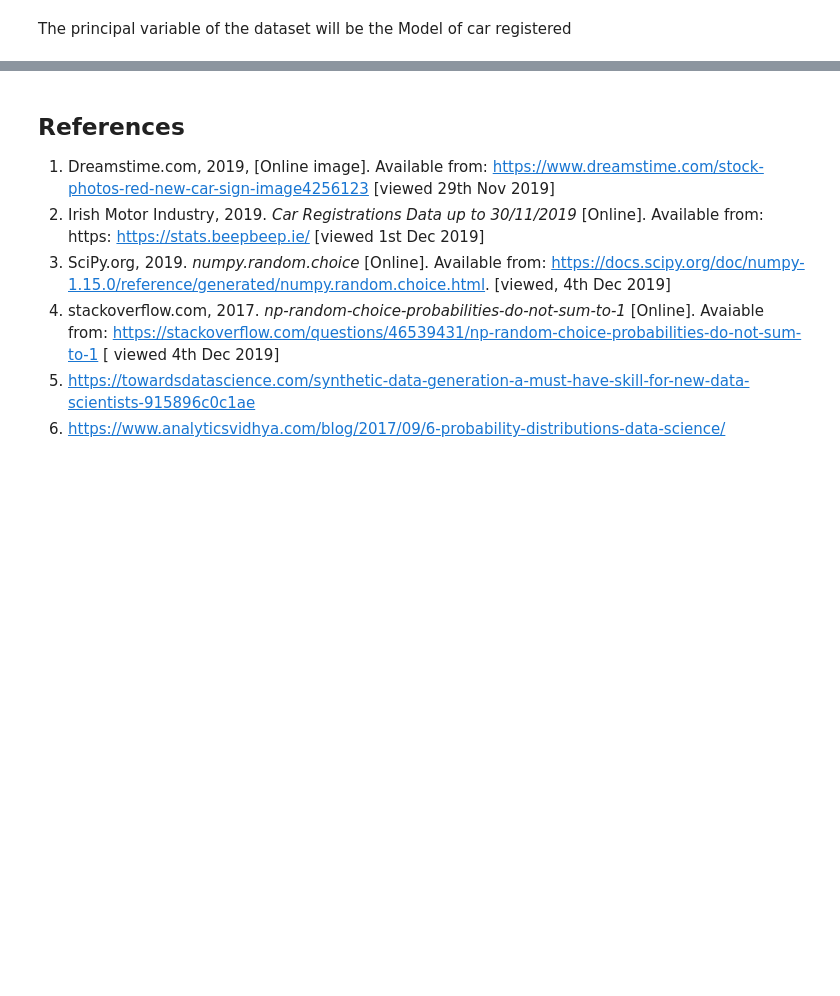
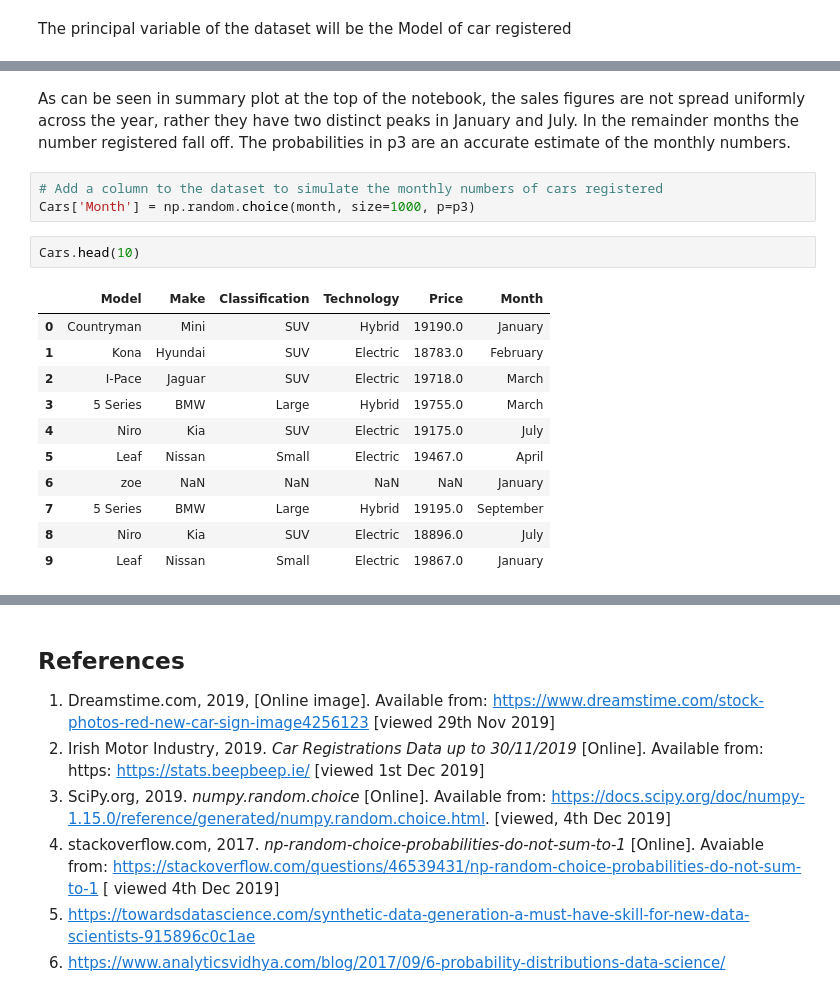
Before and after one commit to BarryClarke/Create-a-Data-set-Project-Autumn-2019, a Jupyter notebook: New Electric car sales.ipynb, the cells around one changed output, grey strips where cells are left out. Drawn from its saved outputs; the diff is of its cells as text; blank space fills up the shorter version.

```diff
--- a/New Electric car sales.ipynb
+++ b/New Electric car sales.ipynb
@@ -234,0 +345,19 @@ for i in range(10):
+# %% [markdown]
+As can be seen in summary plot at the top of the notebook, the sales figures are not spread uniformly across the year, rather they have two distinct peaks in January and July. In the remainder months the number registered fall off. The probabilities in p3 are an accurate estimate of the monthly numbers.
+# %%
+# Add a column to the dataset to simulate the monthly numbers of cars registered
+Cars['Month'] = np.random.choice(month, size=1000, p=p3)
+# %%
+Cars.head(10)
+# %% [output]
+|  | Model | Make | Classification | Technology | Price | Month |
+| 0 | Countryman | Mini | SUV | Hybrid | 19190.0 | January |
+| 1 | Kona | Hyundai | SUV | Electric | 18783.0 | February |
+| 2 | I-Pace | Jaguar | SUV | Electric | 19718.0 | March |
+| 3 | 5 Series | BMW | Large | Hybrid | 19755.0 | March |
+| 4 | Niro | Kia | SUV | Electric | 19175.0 | July |
+| 5 | Leaf | Nissan | Small | Electric | 19467.0 | April |
+| 6 | zoe | NaN | NaN | NaN | NaN | January |
+| 7 | 5 Series | BMW | Large | Hybrid | 19195.0 | September |
+| 8 | Niro | Kia | SUV | Electric | 18896.0 | July |
+| 9 | Leaf | Nissan | Small | Electric | 19867.0 | January |
```
Also changed, not shown: parts of 38 cells of this notebook.
